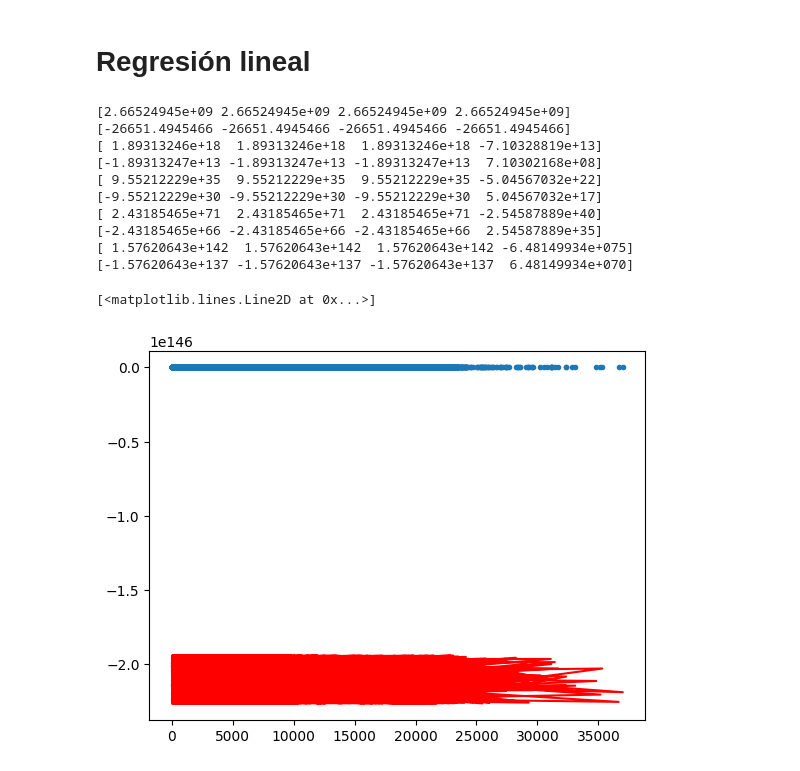
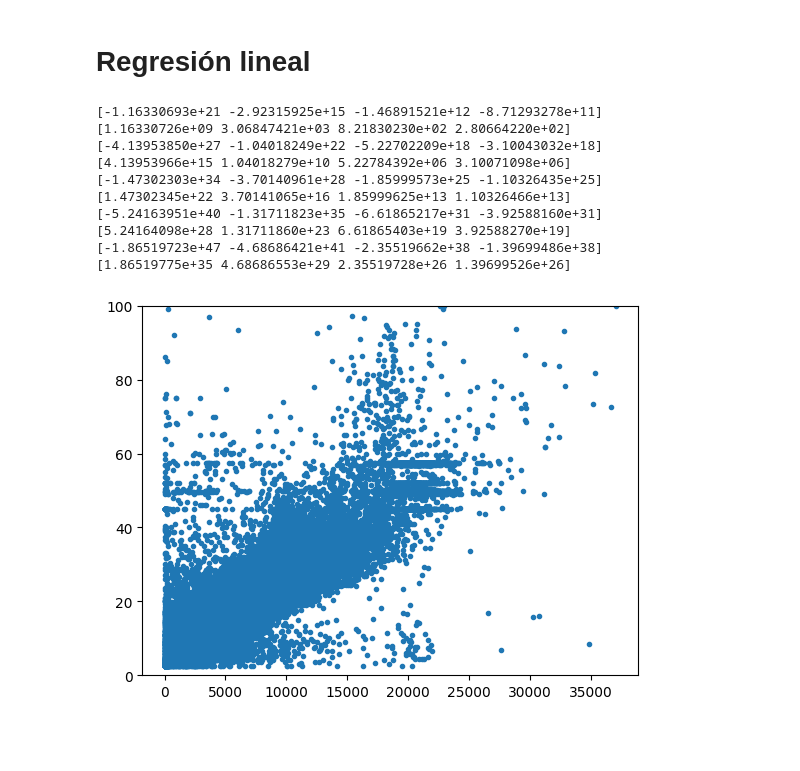
Before and after one commit to gag1005/Mineria-de-datos, a Jupyter notebook: practica3/practica3.ipynb, the cells around one changed output. Cells and saved outputs as stored; diff of their text form; code cells hidden in the pictures; blank space fills up the shorter version.

```diff
--- a/practica3/practica3.ipynb
+++ b/practica3/practica3.ipynb
@@ -113,28 +113,30 @@ yTest: (38665, 1)
 from linReg import LinRegClassifier
 import matplotlib.pyplot as plt
 # %%
-classifier = LinRegClassifier(xTrain, yTrain, lRate=0.00001)
+classifier = LinRegClassifier(xTrain, yTrain, numIter=5, lRate=0.000000000001)
 classifier.train()
 # %% [output]
-[2.66524945e+09 2.66524945e+09 2.66524945e+09 2.66524945e+09]
-[-26651.4945466 -26651.4945466 -26651.4945466 -26651.4945466]
-[ 1.89313246e+18  1.89313246e+18  1.89313246e+18 -7.10328819e+13]
-[-1.89313247e+13 -1.89313247e+13 -1.89313247e+13  7.10302168e+08]
-[ 9.55212229e+35  9.55212229e+35  9.55212229e+35 -5.04567032e+22]
-[-9.55212229e+30 -9.55212229e+30 -9.55212229e+30  5.04567032e+17]
-[ 2.43185465e+71  2.43185465e+71  2.43185465e+71 -2.54587889e+40]
-[-2.43185465e+66 -2.43185465e+66 -2.43185465e+66  2.54587889e+35]
-[ 1.57620643e+142  1.57620643e+142  1.57620643e+142 -6.48149934e+075]
-[-1.57620643e+137 -1.57620643e+137 -1.57620643e+137  6.48149934e+070]
+[-1.16330693e+21 -2.92315925e+15 -1.46891521e+12 -8.71293278e+11]
+[1.16330726e+09 3.06847421e+03 8.21830230e+02 2.80664220e+02]
+[-4.13953850e+27 -1.04018249e+22 -5.22702209e+18 -3.10043032e+18]
+[4.13953966e+15 1.04018279e+10 5.22784392e+06 3.10071098e+06]
+[-1.47302303e+34 -3.70140961e+28 -1.85999573e+25 -1.10326435e+25]
+[1.47302345e+22 3.70141065e+16 1.85999625e+13 1.10326466e+13]
+[-5.24163951e+40 -1.31711823e+35 -6.61865217e+31 -3.92588160e+31]
+[5.24164098e+28 1.31711860e+23 6.61865403e+19 3.92588270e+19]
+[-1.86519723e+47 -4.68686421e+41 -2.35519662e+38 -1.39699486e+38]
+[1.86519775e+35 4.68686553e+29 2.35519728e+26 1.39699526e+26]
 # %%
 # xTrain.to_numpy()[:, 1]
 # xTrain
 # %%
 # Distance run
 
 plt.scatter(xTrain.to_numpy()[:, 1], yTrain, marker=".")
 # [classifier.getValue(x) for x in xTrain.to_numpy()]
-plt.plot(xTrain.to_numpy()[:, 1], [classifier.getValue(x) for x in xTrain.to_numpy()], color="red")
+# plt.plot(xTrain.to_numpy()[:, 1], [classifier.getValue(x) for x in xTrain.to_numpy()], color="red")
+plt.ylim([0,np.max(yTrain.to_numpy())])
+a = np.linspace(0, np.max(xTrain.to_numpy()[:, 1]), int(np.max(xTrain.to_numpy()[:, 1]) / 100))
+# plt.plot(a, map(clas), color="red")
 # %% [output]
-[<matplotlib.lines.Line2D at 0x...>]
-[figure, old version]
+[figure, new version]
```
Also changed, not shown: 1 other file.
